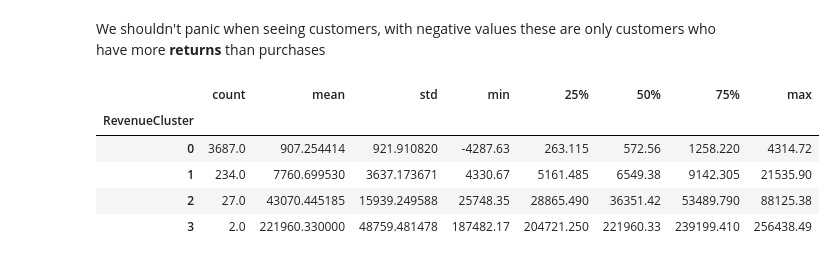
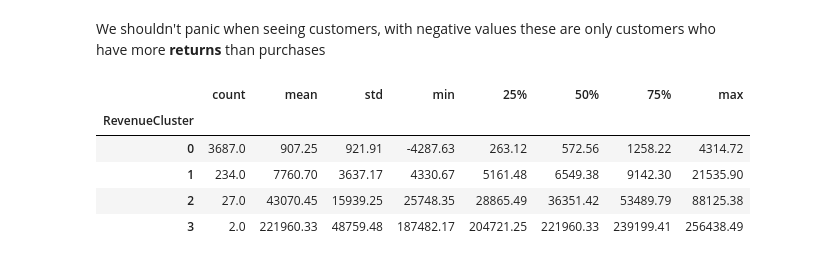
Before and after one commit to elmondhir/customer-segmentation-tuto, a Jupyter notebook: customer_segmentation.ipynb, the cells around one changed output. Saved outputs shown, nothing was run; the diff lists cells and outputs as text; code cells hidden in the pictures.

```diff
--- a/customer_segmentation.ipynb
+++ b/customer_segmentation.ipynb
@@ -187,19 +187,19 @@ We shouldn't panic when seeing customers, with negative values these are only cu
 # %%
 #apply clustering
 kmeans = KMeans(n_clusters=4)
 kmeans.fit(df_user[['Revenue']])
 df_user['RevenueCluster'] = kmeans.predict(df_user[['Revenue']])
 
 
 #order the cluster numbers
 df_user = order_cluster('RevenueCluster', 'Revenue',df_user,True)
 
 #show details of the dataframe
-df_user.groupby('RevenueCluster')['Revenue'].describe()
+df_user.groupby('RevenueCluster')['Revenue'].describe().round(2)
 # %% [output]
 |  | count | mean | std | min | 25% | 50% | 75% | max |
 | RevenueCluster |  |  |  |  |  |  |  |  |
-| 0 | 3687.0 | 907.254414 | 921.910820 | -4287.63 | 263.115 | 572.56 | 1258.220 | 4314.72 |
-| 1 | 234.0 | 7760.699530 | 3637.173671 | 4330.67 | 5161.485 | 6549.38 | 9142.305 | 21535.90 |
-| 2 | 27.0 | 43070.445185 | 15939.249588 | 25748.35 | 28865.490 | 36351.42 | 53489.790 | 88125.38 |
-| 3 | 2.0 | 221960.330000 | 48759.481478 | 187482.17 | 204721.250 | 221960.33 | 239199.410 | 256438.49 |
+| 0 | 3687.0 | 907.25 | 921.91 | -4287.63 | 263.12 | 572.56 | 1258.22 | 4314.72 |
+| 1 | 234.0 | 7760.70 | 3637.17 | 4330.67 | 5161.48 | 6549.38 | 9142.30 | 21535.90 |
+| 2 | 27.0 | 43070.45 | 15939.25 | 25748.35 | 28865.49 | 36351.42 | 53489.79 | 88125.38 |
+| 3 | 2.0 | 221960.33 | 48759.48 | 187482.17 | 204721.25 | 221960.33 | 239199.41 | 256438.49 |
```
Also changed, not shown: parts of 4 cells of this notebook.
